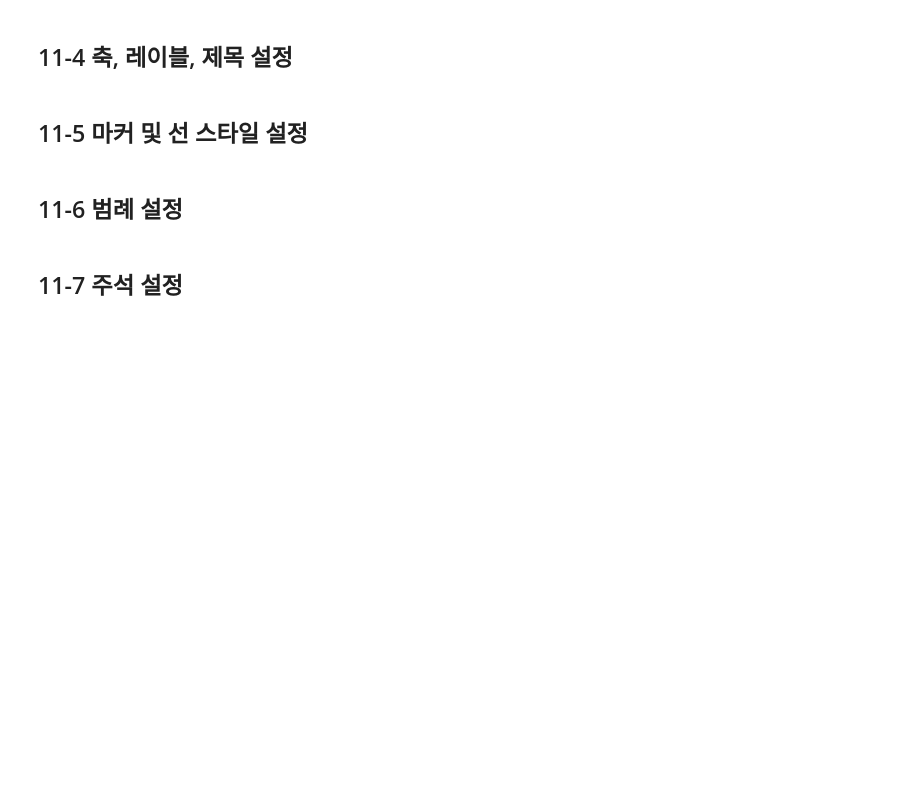
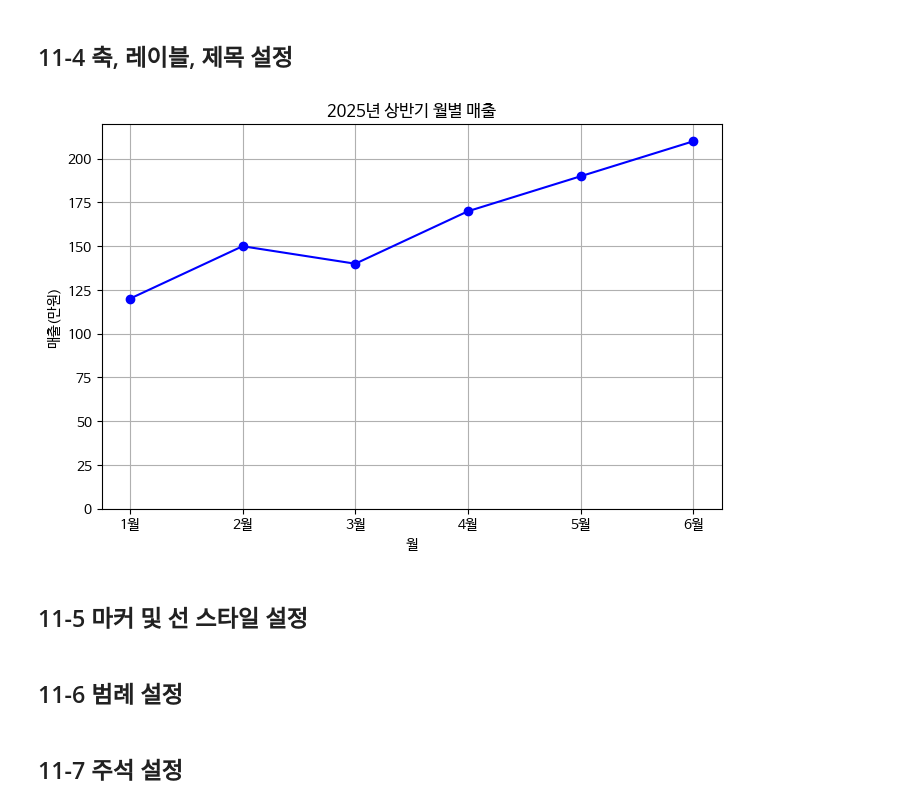
Before and after one commit to akatwinkle/bab_bab, a Jupyter notebook: 오픈소스_데이터_분석_11강.ipynb, the cells around one changed output. Cells and saved outputs as stored; diff of their text form; code cells hidden in the pictures; blank space fills up the shorter version.

```diff
--- a/오픈소스_데이터_분석_11강.ipynb
+++ b/오픈소스_데이터_분석_11강.ipynb
@@ -74,26 +98,31 @@ plt.show()
 # %%
 import matplotlib.pyplot as plt
 
 ## 데이터 정의
 months = ['1월', '2월', '3월', '4월', '5월', '6월']
 sales = [120, 150, 140, 170, 190, 210]
 
 ## 그래프 그리기
 plt.figure(figsize=(8, 5))
 plt.plot(months, sales, 'o-', color='blue')
 
 ## 축, 레이블, 제목 설정
 # x 축 제목 : 월
+plt.xlabel('월')
 
 # y 축 제목 : 매출(만원)
+plt.ylabel('매출(만원)')
 
 # y 축 범위 (100 ~ 220)
+plt.ylim(0, 220)
 
 # 제목 : 2025년 상반기 월별 매출
-
+plt.title('2025년 상반기 월별 매출')
 
 plt.grid(True)
 plt.show()
+# %% [output]
+[figure, added]
 # %% [markdown]
 ## 11-5 마커 및 선 스타일 설정
 # %%
```
Also changed, not shown: parts of 4 cells of this notebook.
